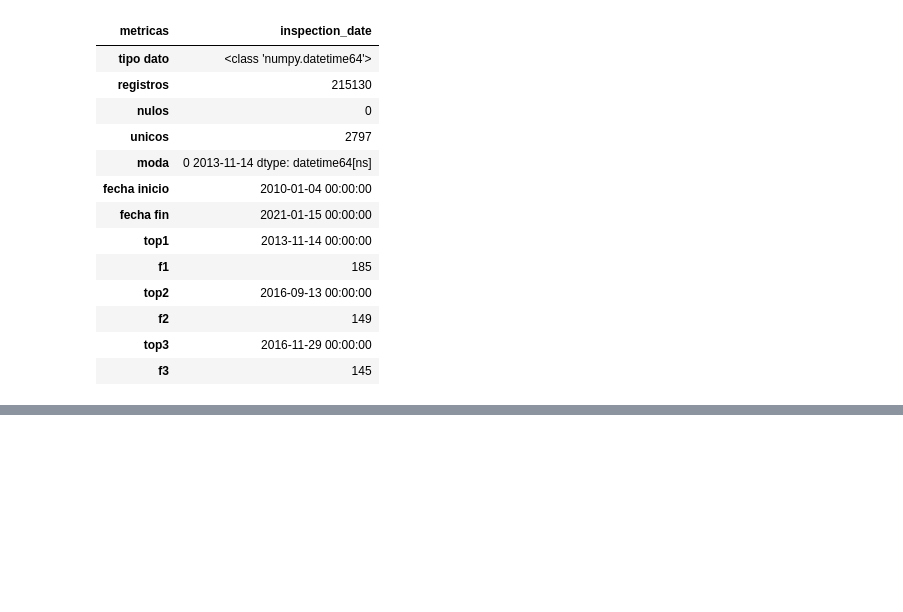
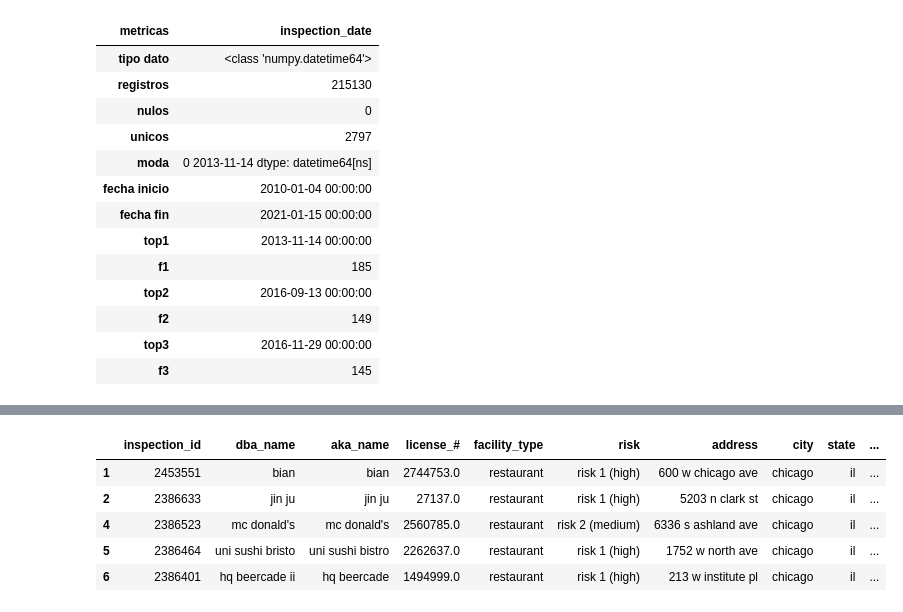
Before and after one commit to AnaTorresR/DPA-ADEI, a Jupyter notebook: notebooks/eda/EDA_Food_Inspections.ipynb, the cells around one changed output, grey strips where cells are left out. Cells and saved outputs as stored; diff of their text form; code cells hidden in the pictures; blank space fills up the shorter version.

```diff
--- a/notebooks/eda/EDA_Food_Inspections.ipynb
+++ b/notebooks/eda/EDA_Food_Inspections.ipynb
@@ -257,0 +357,9 @@ data_profiling_date(df_food,dicVar['date_var'][1])
+# %%
+facility_topten.head()
+# %% [output]
+|  | inspection_id | dba_name | aka_name | license_# | facility_type | risk | address | city | state | ... |
+| 1 | 2453551 | bian | bian | 2744753.0 | restaurant | risk 1 (high) | 600 w chicago ave | chicago | il | ... |
+| 2 | 2386633 | jin ju | jin ju | 27137.0 | restaurant | risk 1 (high) | 5203 n clark st | chicago | il | ... |
+| 4 | 2386523 | mc donald's | mc donald's | 2560785.0 | restaurant | risk 2 (medium) | 6336 s ashland ave | chicago | il | ... |
+| 5 | 2386464 | uni sushi bristo | uni sushi bistro | 2262637.0 | restaurant | risk 1 (high) | 1752 w north ave | chicago | il | ... |
+| 6 | 2386401 | hq beercade ii | hq beercade | 1494999.0 | restaurant | risk 1 (high) | 213 w institute pl | chicago | il | ... |
```
Also changed, not shown: parts of 17 cells of this notebook, 1 other file.
